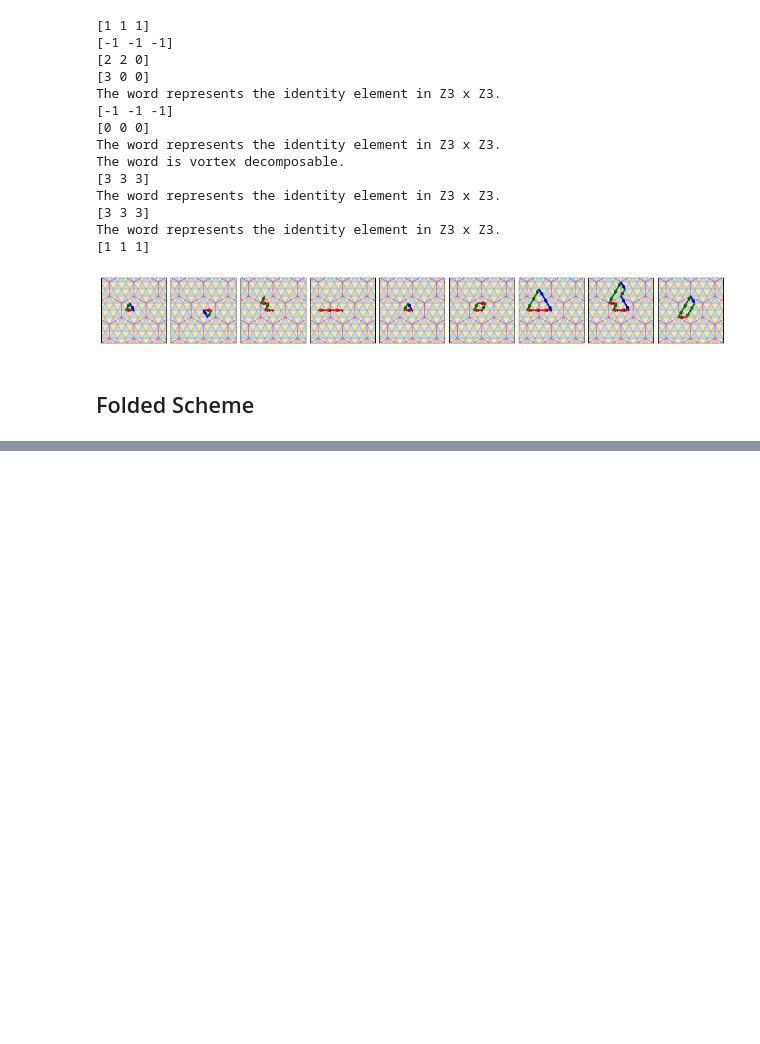
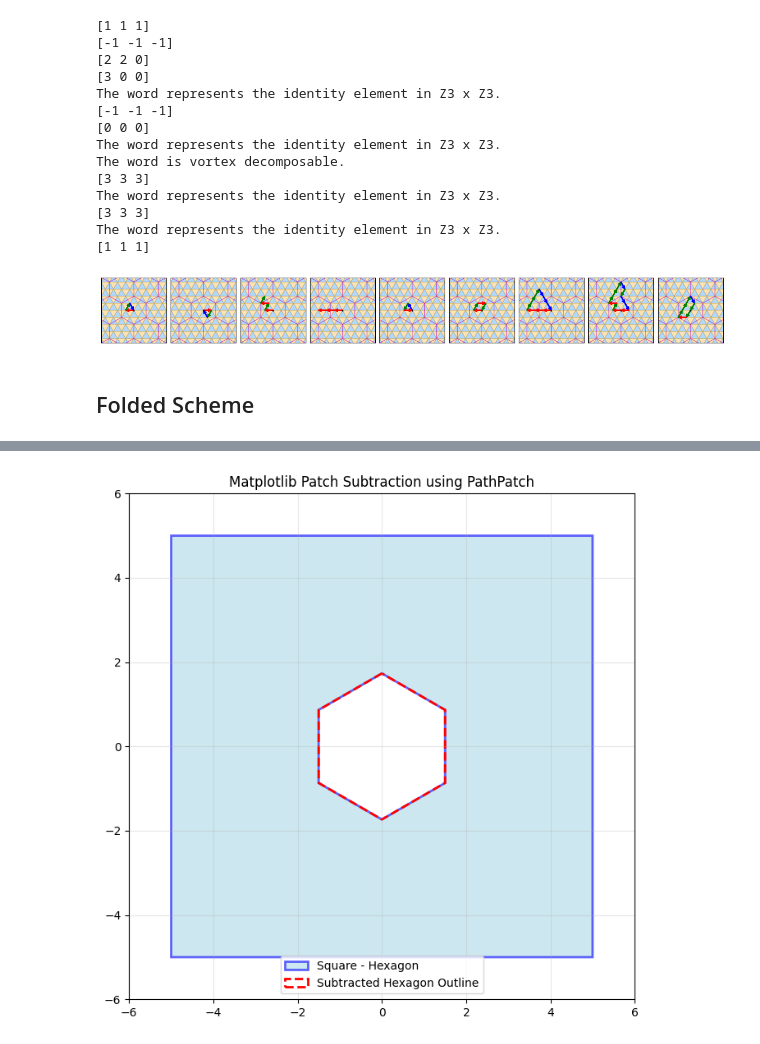
Before and after one commit to Potdooshami/2H_TaSe2_Tc_STM, a Jupyter notebook: E06_boundary_examples.ipynb, the cells around one changed output, grey strips where cells are left out. Cells and saved outputs as stored; diff of their text form; code cells hidden in the pictures; blank space fills up the shorter version.

```diff
--- a/E06_boundary_examples.ipynb
+++ b/E06_boundary_examples.ipynb
@@ -436,0 +571,76 @@ for word in words:
+# %%
+import numpy as np
+import matplotlib.pyplot as plt
+import matplotlib.patches as patches
+from matplotlib.path import Path
+from shapely.geometry import Polygon, box
+
+fig, ax = plt.subplots(figsize=(8, 8))
+
+# 1. Create a Shapely geometry for the Square
+square_geom = box(-5, -5, 5, 5)
+
+# 2. Create a Shapely geometry for the Regular Hexagon
+hex_radius = np.sqrt(3)
+num_sides = 6
+angles = np.linspace(0, 2 * np.pi, num_sides, endpoint=False) + np.pi / 2
+hex_vertices = [(hex_radius * np.cos(a), hex_radius * np.sin(a)) for a in angles]
+hexagon_geom = Polygon(hex_vertices)
+
+# 3. Perform the subtraction (Square - Hexagon)
+result_geom = square_geom.difference(hexagon_geom)
+
+# 4. Convert the result back to a Matplotlib patch using PathPatch
+if result_geom.geom_type == 'Polygon':
+    # Get exterior coordinates
+    ext_vertices = np.array(result_geom.exterior.coords)
+
+    # Initialize vertices and codes for matplotlib Path
+    all_vertices = [ext_vertices]
+    # MOVETO for the first vertex, LINETO for the rest, CLOSEPOLY at the end
+    all_codes = [[Path.MOVETO] + [Path.LINETO] * (len(ext_vertices) - 2) + [Path.CLOSEPOLY]]
+
+    # Process interior holes if they exist
+    for interior in result_geom.interiors:
+        int_vertices = np.array(interior.coords)
+        all_vertices.append(int_vertices)
+        all_codes.append([Path.MOVETO] + [Path.LINETO] * (len(int_vertices) - 2) + [Path.CLOSEPOLY])
+
+    # Concatenate all vertices and codes into single arrays
+    vertices = np.concatenate(all_vertices)
+    codes = np.concatenate(all_codes)
+
+    # Create the Path and the PathPatch
+    subtracted_path = Path(vertices, codes)
+    subtracted_patch = patches.PathPatch(
+        subtracted_path,
+        linewidth=2,
+        edgecolor='blue',
+        facecolor='lightblue',
+        alpha=0.6,
+        label='Square - Hexagon'
+    )
+    ax.add_patch(subtracted_patch)
+
+# 5. Optional: Draw the original hexagon outline for visual reference
+original_hex_outline = patches.Polygon(
+    hex_vertices,
+    closed=True,
+    linewidth=2,
+    edgecolor='red',
+    facecolor='none',
+    linestyle='--',
+    label='Subtracted Hexagon Outline'
+)
+ax.add_patch(original_hex_outline)
+
+# Plot formatting
+ax.set_xlim(-6, 6)
+ax.set_ylim(-6, 6)
+ax.set_aspect('equal')
+ax.grid(True, alpha=0.3)
+ax.legend()
+plt.title("Matplotlib Patch Subtraction using PathPatch")
+plt.show()
+# %% [output]
+[figure, added]
```
Also changed, not shown: parts of 7 cells of this notebook.
